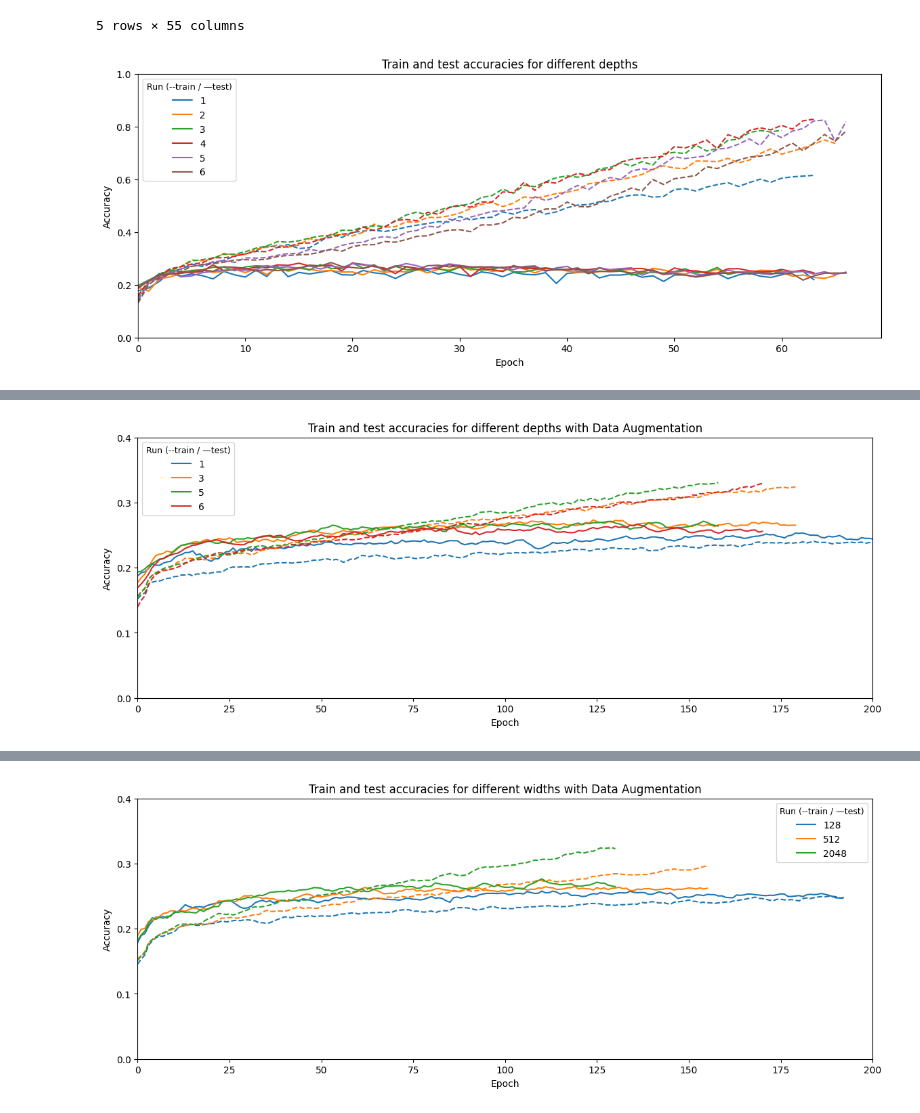
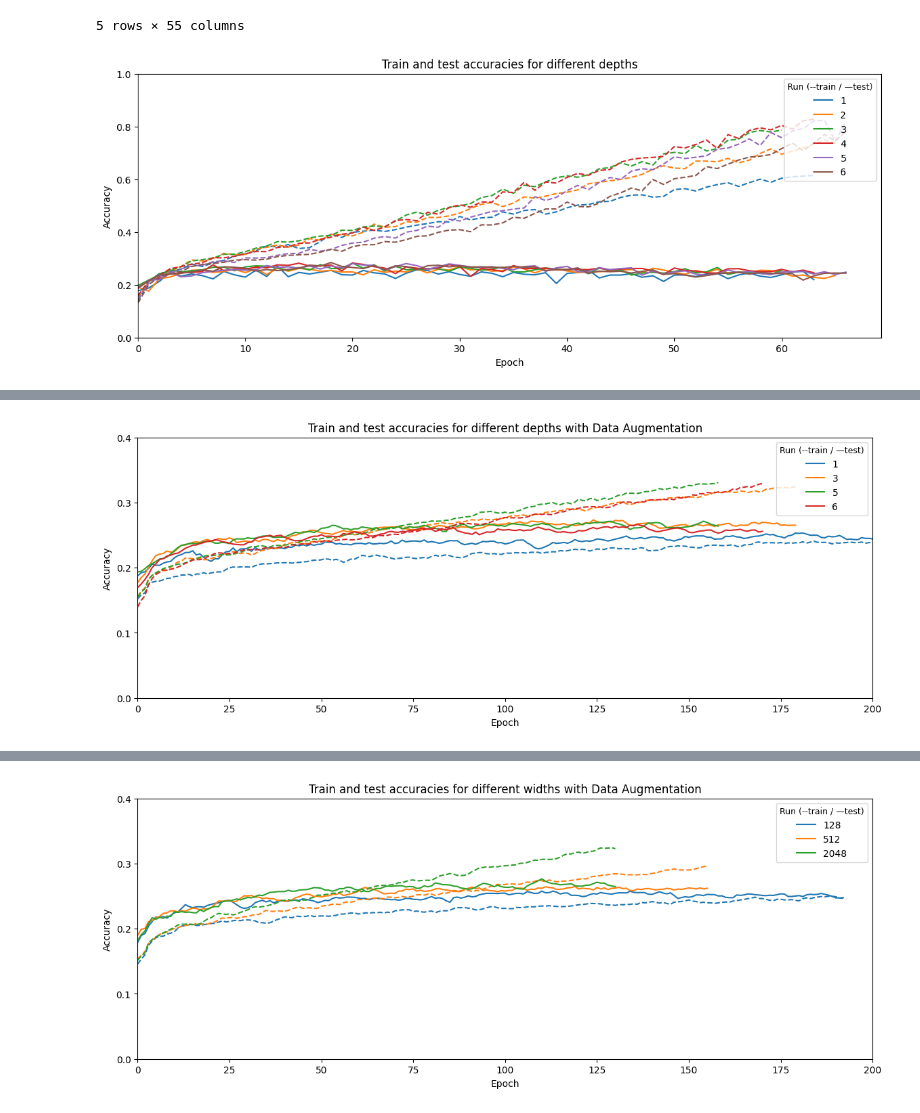
Before and after one commit to MCV-C3/project-team-6, a Jupyter notebook: Week2/report/plot_temp.ipynb, the cells around one changed output, grey strips where cells are left out. Saved outputs shown, nothing was run; the diff lists cells and outputs as text; code cells hidden in the pictures.

```diff
--- a/Week2/report/plot_temp.ipynb
+++ b/Week2/report/plot_temp.ipynb
@@ -44,28 +44,28 @@ df.head()
 # %%
 plt.figure(figsize=(14, 5))
 
 colors = ['#1f77b4', '#ff7f0e', '#2ca02c', '#d62728',
           '#9467bd', '#8c564b']
 
 depths = [1, 2, 3, 4, 5, 6]
 
 for depth, color in zip(depths, colors):
 
     plt.plot(df['epoch'], df[f'Depth only variation : {depth} - test_accuracy'],  label=f"{depth}", color=color)
     plt.plot(df['epoch'], df[f'Depth only variation : {depth} - train_accuracy'], linestyle="--", color=color)
 
 handles, labels = plt.gca().get_legend_handles_labels()
 by_label = dict(zip(labels, handles))
-legend = plt.legend(by_label.values(), by_label.keys(), title="Run (--train / —test)")
+legend = plt.legend(by_label.values(), by_label.keys(), title="Run (--train / —test)", loc='upper right')
 plt.setp(legend.get_title(), fontsize=9)
 plt.title("Train and test accuracies for different depths")
 plt.ylabel("Accuracy")
 plt.xlabel("Epoch")
 plt.xlim(left=0)
 plt.yticks([0, 0.2, 0.4, 0.6, 0.8, 1])
 plt.show()
 # %% [output]
-[figure, old version]
+[figure, new version]
 # %%
 df = pd.read_csv("wandb_export_2025-12-13T19_27_10.876+01_00.csv")
 df.head()
@@ -92,7 +92,7 @@ for depth, color in zip(depths, colors):
 
 handles, labels = plt.gca().get_legend_handles_labels()
 by_label = dict(zip(labels, handles))
-legend = plt.legend(by_label.values(), by_label.keys(), title="Run (--train / —test)")
+legend = plt.legend(by_label.values(), by_label.keys(), title="Run (--train / —test)", loc='upper right')
 plt.setp(legend.get_title(), fontsize=9)
 plt.title("Train and test accuracies for different depths with Data Augmentation")
 plt.ylabel("Accuracy")
@@ -101,7 +101,7 @@ plt.xlim(left=0, right=200)
 plt.yticks([0, 0.1, 0.2, 0.3, 0.4])
 plt.show()
 # %% [output]
-[figure, old version]
+[figure, new version]
 # %%
 df = pd.read_csv("wandb_export_2025-12-14T12_32_09.781+01_00.csv")
 df.head()
```
Also changed, not shown: parts of 3 cells of this notebook, 9 other files.
